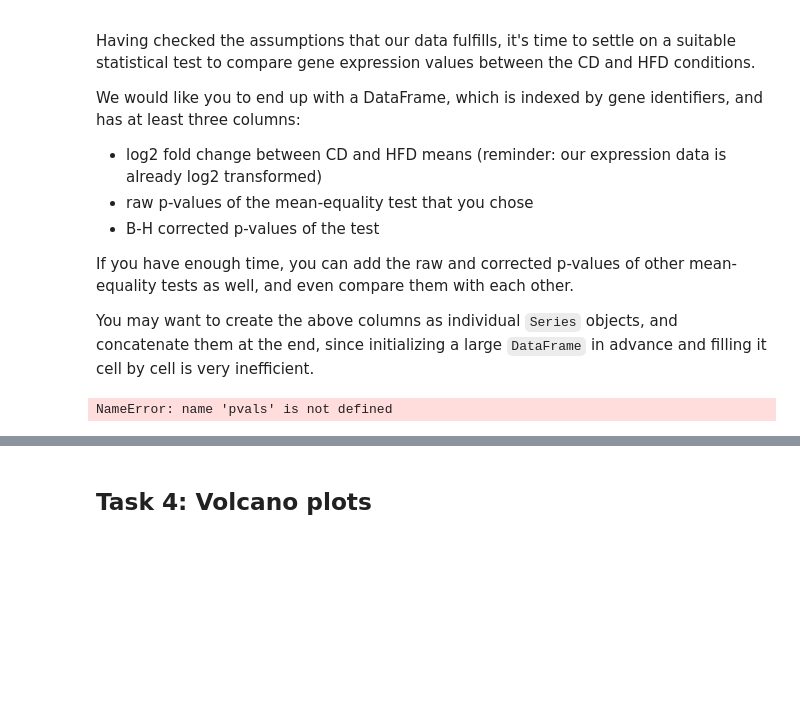
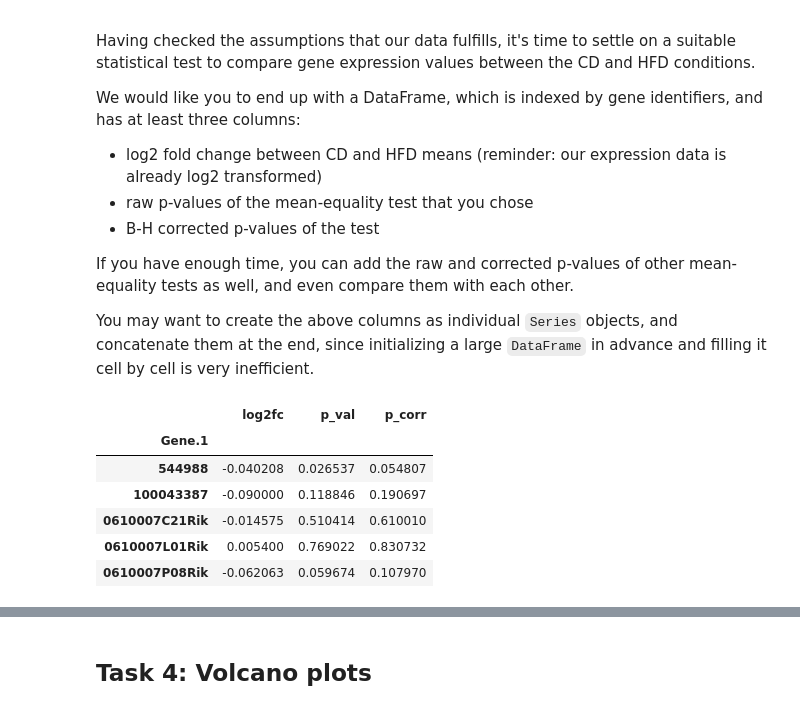
Before and after one commit to Osrip/Integrated_Bioinformatics, a Jupyter notebook: IntegratedBioinformatics/notebooks/Day56_DE_Analysis.ipynb, the cells around one changed output, grey strips where cells are left out. Drawn from its saved outputs; the diff is of its cells as text; code cells hidden in the pictures; blank space fills up the shorter version.

```diff
--- a/IntegratedBioinformatics/notebooks/Day56_DE_Analysis.ipynb
+++ b/IntegratedBioinformatics/notebooks/Day56_DE_Analysis.ipynb
@@ -436,6 +436,15 @@ pvals = dat_CD.apply(lambda x : stats.ttest_ind(dat_CD,dat_HFD)[1], axis = 1)
 # %%
 res_df = pd.DataFrame({'p_val': pvals, 'log2fc' : log2fc})
-# %%
-pvals
-# %% [output]
-NameError: name 'pvals' is not defined
+# %%
+def benj_test(p_val_chr_df):
+    p_val_chr_df['p_corr'] = multipletests(p_val_chr_df['p_val'], method ='fdr_bh', alpha = 0.05)[1]
+benj_test(res_df)
+res_df.head()
+# %% [output]
+|  | log2fc | p_val | p_corr |
+| Gene.1 |  |  |  |
+| 544988 | -0.040208 | 0.026537 | 0.054807 |
+| 100043387 | -0.090000 | 0.118846 | 0.190697 |
+| 0610007C21Rik | -0.014575 | 0.510414 | 0.610010 |
+| 0610007L01Rik | 0.005400 | 0.769022 | 0.830732 |
+| 0610007P08Rik | -0.062063 | 0.059674 | 0.107970 |
```
Also changed, not shown: parts of 3 cells of this notebook.
